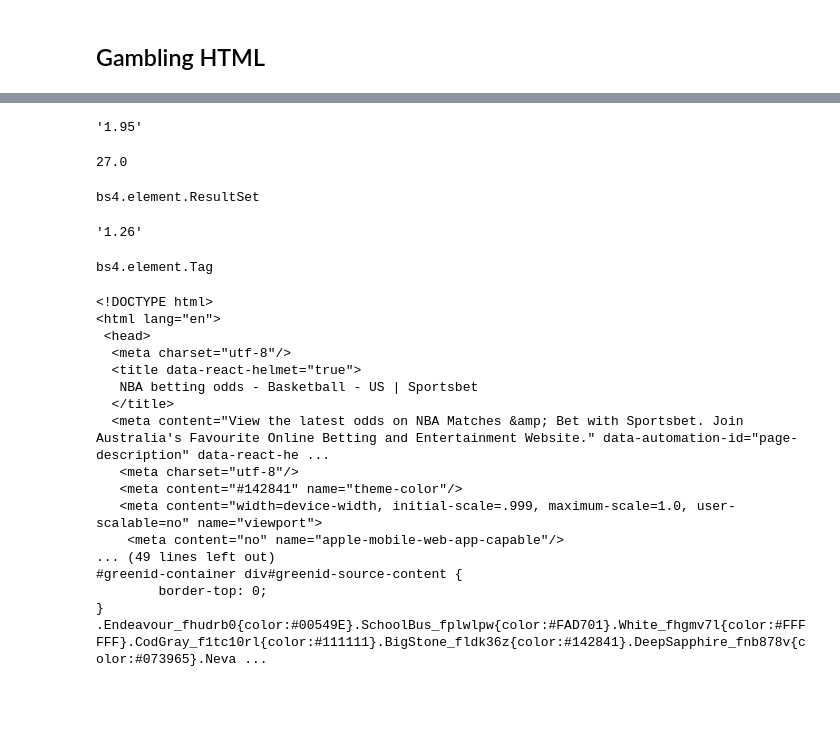
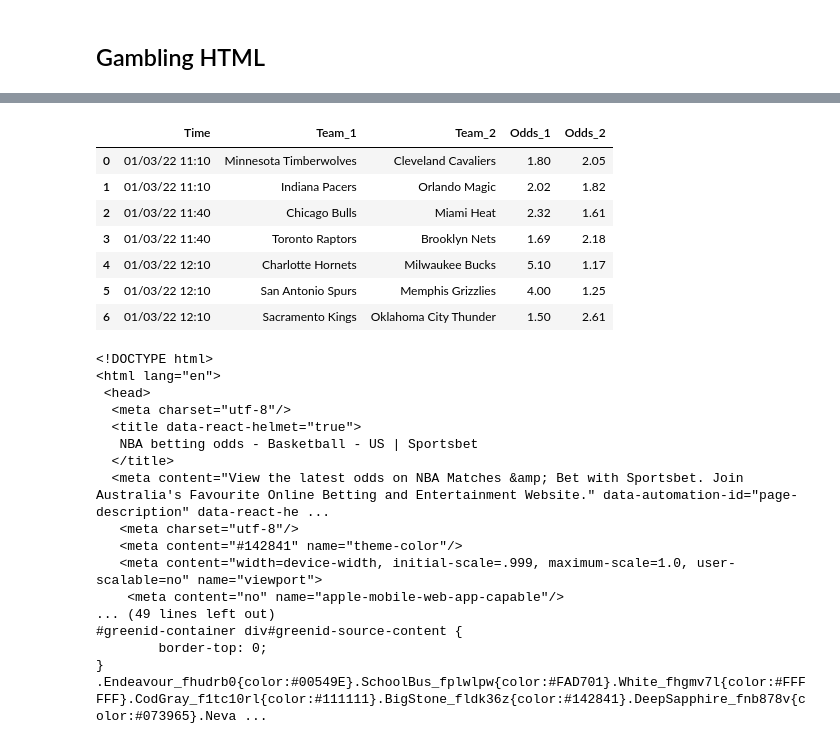
Before and after one commit to Sheng0451/Gambling, a Jupyter notebook: Web Scraper.ipynb, the cells around one changed output, grey strips where cells are left out. Drawn from its saved outputs; the diff is of its cells as text; code cells hidden in the pictures; blank space fills up the shorter version.

Commit message:
Created dataframe of info for NBA sportsbet page

```diff
--- a/Web Scraper.ipynb
+++ b/Web Scraper.ipynb
@@ -35,20 +25,24 @@ prices = soup.select('span[data-automation-id="price-text"]')
-# %%
-prices[-1].string
-# %% [output]
-'1.95'
-# %%
-len(prices)/2
-# %% [output]
-27.0
-# %%
-type(prices)
-# %% [output]
-bs4.element.ResultSet
-# %%
-prices[0].string
-# %% [output]
-'1.26'
-# %%
-type(prices[0])
-# %% [output]
-bs4.element.Tag
+# %%
+# Loop through url and create a list of dictionaries from all the competition matches and then convert to df
+competitions = []
+for comp in soup.find_all('div', 'card_fohmrj3'): # Loop through competitions container
+    Odds = comp.find_all('div', re.compile('rice.ex')) # Find price text
+    competitions.append(
+    {
+        'Time': comp.find('div', re.compile('time')).text,
+        'Team_1': comp.select_one('div[data-automation-id="participant-one"]').text,
+        'Team_2': comp.select_one('div[data-automation-id="participant-two"]').text,
+        'Odds_1': Odds[0].text,
+        'Odds_2': Odds[1].text
+    })
+comp_df = pd.DataFrame(competitions)
+comp_df
+# %% [output]
+|  | Time | Team_1 | Team_2 | Odds_1 | Odds_2 |
+| 0 | 01/03/22 11:10 | Minnesota Timberwolves | Cleveland Cavaliers | 1.80 | 2.05 |
+| 1 | 01/03/22 11:10 | Indiana Pacers | Orlando Magic | 2.02 | 1.82 |
+| 2 | 01/03/22 11:40 | Chicago Bulls | Miami Heat | 2.32 | 1.61 |
+| 3 | 01/03/22 11:40 | Toronto Raptors | Brooklyn Nets | 1.69 | 2.18 |
+| 4 | 01/03/22 12:10 | Charlotte Hornets | Milwaukee Bucks | 5.10 | 1.17 |
+| 5 | 01/03/22 12:10 | San Antonio Spurs | Memphis Grizzlies | 4.00 | 1.25 |
+| 6 | 01/03/22 12:10 | Sacramento Kings | Oklahoma City Thunder | 1.50 | 2.61 |
```
Also changed, not shown: parts of 7 cells of this notebook.
